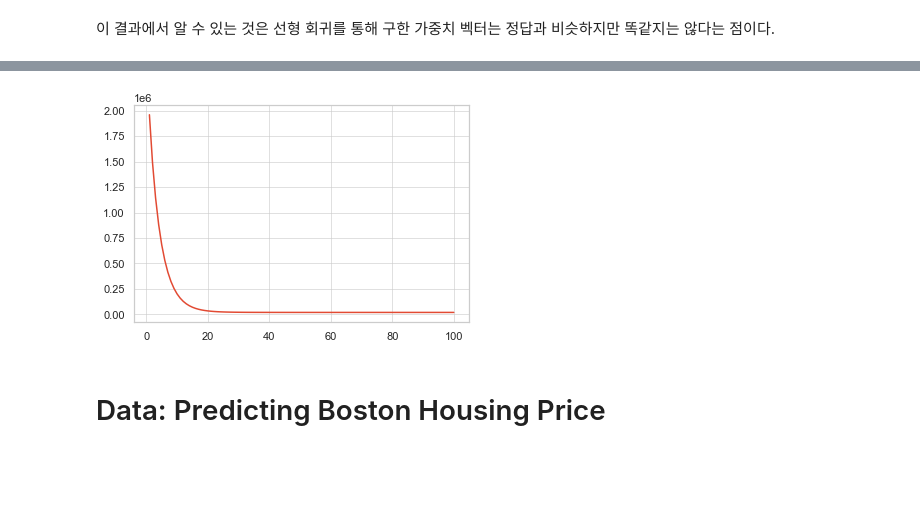
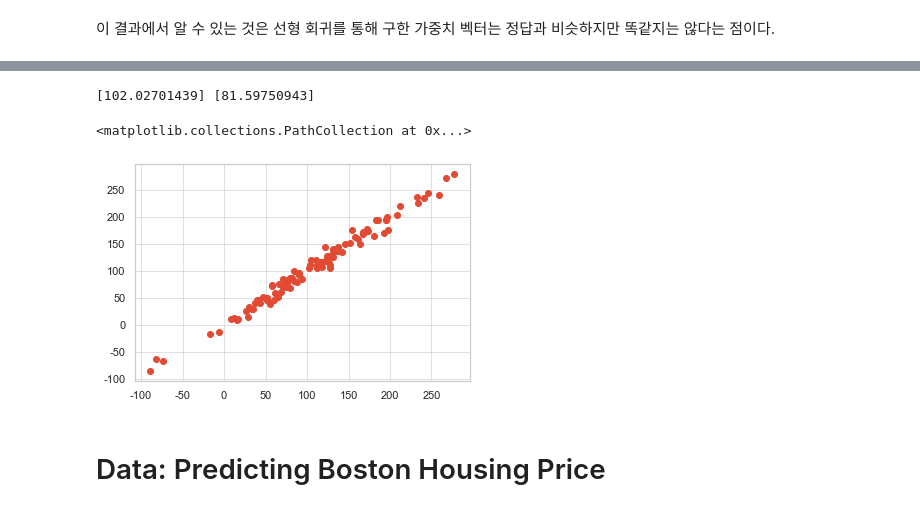
Before and after one commit to donginkim88/ml_routines, a Jupyter notebook: APM04_Linear_Regression.ipynb, the cells around one changed output, grey strips where cells are left out. Cells and saved outputs as stored; diff of their text form; code cells hidden in the pictures; blank space fills up the shorter version.

```diff
--- a/APM04_Linear_Regression.ipynb
+++ b/APM04_Linear_Regression.ipynb
@@ -225,7 +243,7 @@ b0, b1 = 0.0, 1.0  #y-intcpt, slope
 
 #Initialize learning rate and the desired number of epochs
 lr = 0.001  #learning rate
-epochs = 100  #10000
+epochs = 50  #10000
 
 #Initialize the variables which will hold the errors for the current epoch
 error = []
@@ -261,9 +281,14 @@ for epoch in range(epochs):
+# %%
+print(b0, b1)
+# %% [output]
+[102.02701439] [81.59750943]
 # %%
 y_preds = b0 + b1 * x
-# %%
-plt.plot(np.arange(1, len(error)+1), error);
-# %% [output]
-[figure, removed]
+# %%
+plt.scatter(y, y_preds)
+# %% [output]
+<matplotlib.collections.PathCollection at 0x...>
+[figure, added]
 # %% [markdown]
 # Data: Predicting Boston Housing Price
 # %%
```
Also changed, not shown: parts of 75 cells of this notebook, 1 other file.
